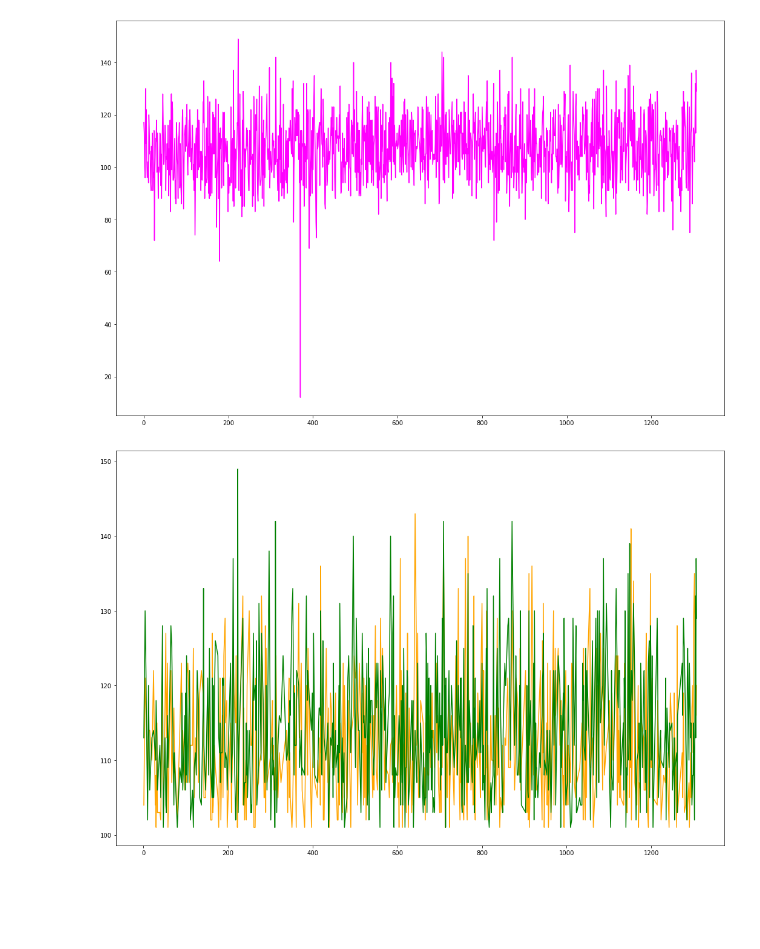
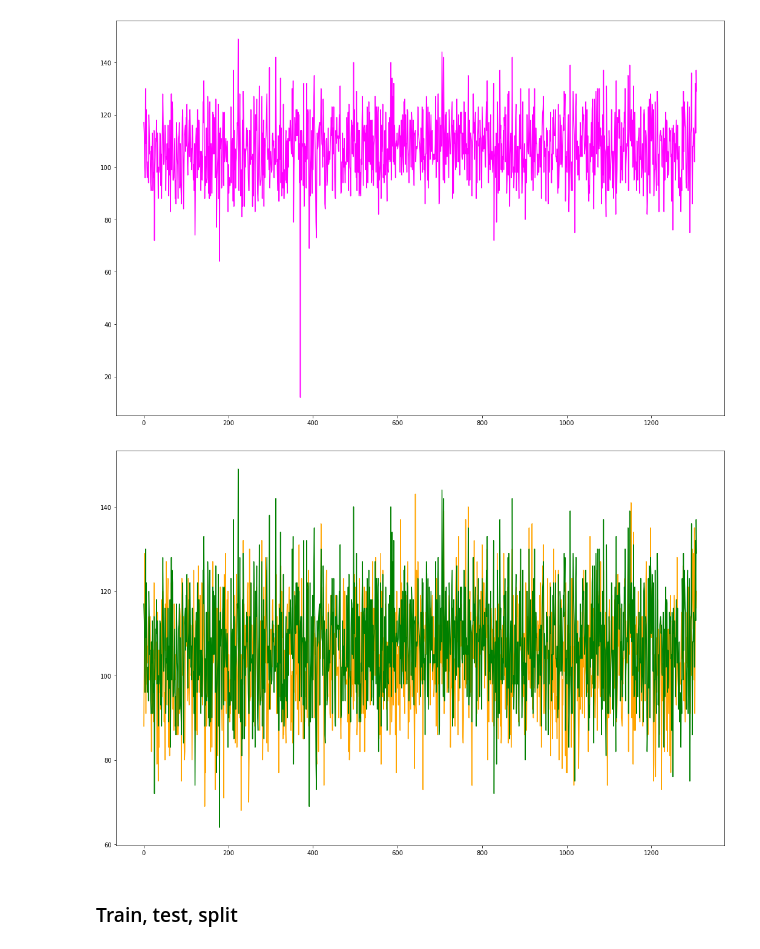
Before and after one commit to tamle7422/regression, a Jupyter notebook: nba.ipynb, the cells around one changed output. Cells and saved outputs as stored; diff of their text form; code cells hidden in the pictures; blank space fills up the shorter version.

```diff
--- a/nba.ipynb
+++ b/nba.ipynb
@@ -14,3 +17,3 @@ from sklearn.preprocessing import StandardScaler
 # %%
-nbaDf = pd.read_csv("../../text_files/sbro/nba/nba_2016_sbro_massey_tr.txt")
+dfNba = pd.read_csv("../../text_files/sbro/nba/nba_2016_sbro_massey_tr.txt")
 # %%
@@ -258,5 +268,5 @@ Name: date, Length: 155, dtype: int64
 # %%
-nbaDf.set_index(["date"])
+dfNba.set_index(["date"])
 # %% [output]
 |  | team1 | team1 encode | team1 ha | team1 ha encode | team1 1st quarter | team1 2nd quarter | ... |
 | date |  |  |  |  |  |  | ... |
@@ -281,12 +290,14 @@ plt.show()
 # %% [output]
 [figure]
 # %%
-nbaDfFinal = nbaDf[(nbaDf["team1 final score"] > 100) \
-    & (nbaDf["team2 final score"] > 100)]
+dfNbaScore = dfNba[(dfNba["team1 final score"] > 60) \
+    & (dfNba["team2 final score"] > 60)]
 # %%
 plt.figure(figsize=(18,12))
-plt.plot(nbaDfFinal.index,nbaDfFinal["team1 final score"],color="orange")
-plt.plot(nbaDfFinal.index,nbaDfFinal["team2 final score"],color="green")
+plt.plot(dfNbaScore.index,dfNbaScore["team1 final score"],color="orange")
+plt.plot(dfNbaScore.index,dfNbaScore["team2 final score"],color="green")
 plt.show()
 # %% [output]
-[figure, old version]
+[figure, new version]
+# %% [markdown]
+### Train, test, split
```
Also changed, not shown: parts of 17 cells of this notebook.
